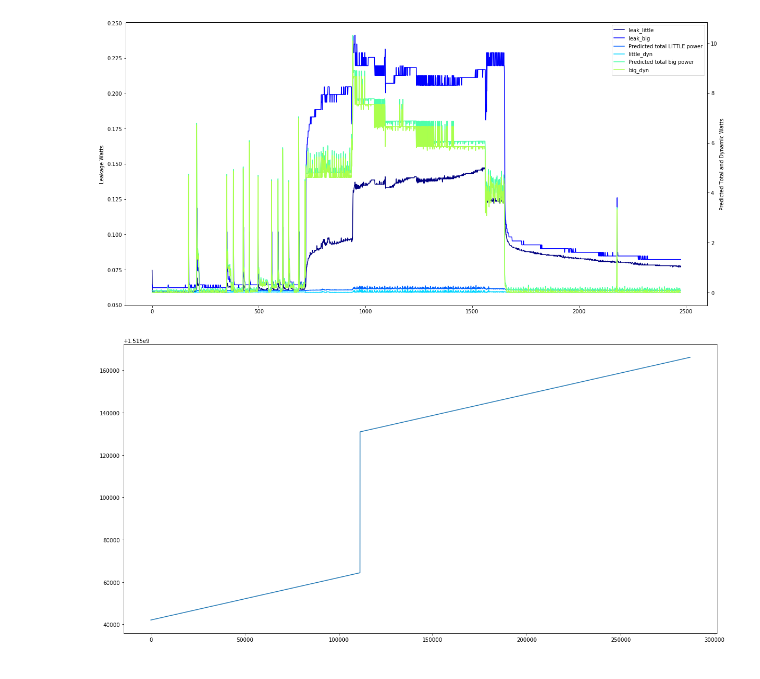
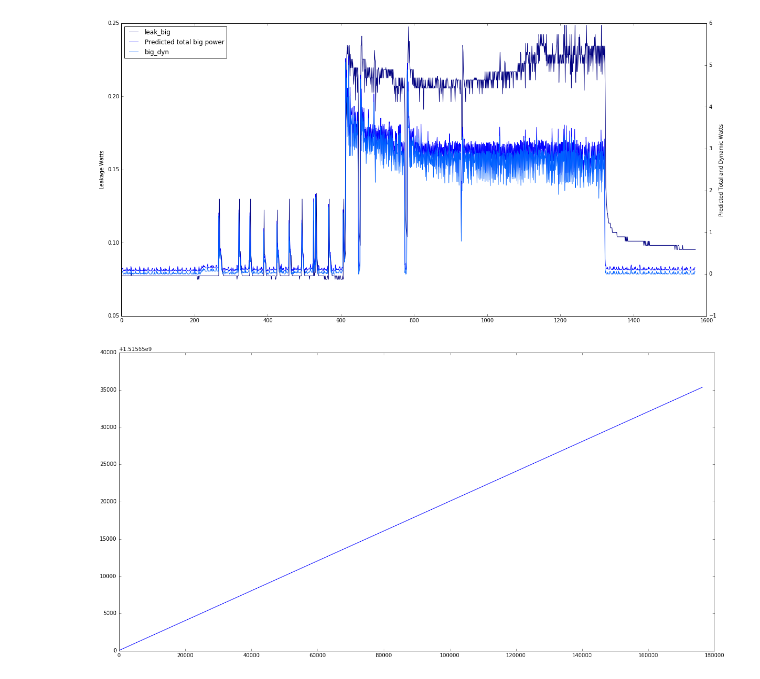
Before and after one commit to MaiaBlanco/userland_dvfs_gov, a Jupyter notebook: data/power model analysis/power_model_coeffs.ipynb, the cells around one changed output. Drawn from its saved outputs; the diff is of its cells as text; code cells hidden in the pictures.

Commit message:
More updates to power model. Had forgotten to upload these before.

```diff
--- a/data/power model analysis/power_model_coeffs.ipynb
+++ b/data/power model analysis/power_model_coeffs.ipynb
@@ -154,16 +161,16 @@ pd.DataFrame([list(P), list(y_test.values)] )
 # %%
 # Load some other data and test/plot it:
-f_test = "../blackscholes_benchmarking/userspace_ondemand_blackscholes.csv"
+# f_test = "../blackscholes_benchmarking/userspace_ondemand_blackscholes.csv"
 # Or:
-# f_test = "../bodytrack_benchmarking/userspace_ondemand_bodytrack.csv"
+f_test = "../bodytrack_benchmarking/userspace_ondemand_bodytrack.csv"
 
 to_plot = pd.read_csv(f_test, index_col=False, header=0, sep='\t')
 other_XY = process_dataframe_list([to_plot])
 # %%
-X_plot = other_XY.loc[:, ["aVVFb", "vvf_b", "aVVFl", "vvf_l", "gpu_mem", "p_leak"]]
+X_plot = other_XY.loc[:, model_cols]
 X_plot = scaler.transform(X_plot)
-# y_plot = other_XY.p_dyn
-y_plot = other_XY.p_total
+y_plot = other_XY.p_dyn
+# y_plot = other_XY.p_total
 # %%
 P_plot = DPM.predict(X_plot)
 DPM.score(X_plot, y_plot)
@@ -193,11 +200,19 @@ print(model_coeffs)
 # def leak_row_little(row):
 # Defining now:
 def dyn_row_big(row):
-    global model_coeffs
-    return row.aVVFb * model_coeffs[0] + row.vvf_b * model_coeffs[1]
+    global model_coeffs, model_cols
+    total = 0
+    for index, label in enumerate(model_cols):
+        if label == "aVVFb" or label == "vvf_b":
+            total += row[label] * model_coeffs[index]
+    return total
 
 def dyn_row_little(row):
-    global model_coeffs
-    return row.aVVFl * model_coeffs[2] + row.vvf_l * model_coeffs[3]
+    global model_coeffs, model_cols
+    total = 0
+    for index, label in enumerate(model_cols):
+        if label == "aVVFl" or label == "vvf_l":
+            total += row[label] * model_coeffs[index]
+    return total
 # %% [output]
 Model coefficients:
@@ -205,5 +220,5 @@ Model coefficients:
 # %%
-foo = pd.DataFrame(data=X_plot, columns = ["aVVFb", "vvf_b", "aVVFl", "vvf_l", "gpu_mem", "p_leak"])
+foo = pd.DataFrame(data=X_plot, columns = model_cols)
 # %%
 dyn_power_est = other_XY.loc[:,['time', 'temp4', 'temp5', 'temp6', 'temp7']].copy()
 # Estimate the dynamic power for the big cluster:
@@ -258,32 +273,33 @@ def genColor(num_curves=10):
 # %%
 # Plot data for both big and little clusters
 fig = plt.figure()
 ax1 = fig.add_subplot(111)
 plt.rcParams["figure.figsize"] = [20,10]
 
 color_gen = genColor(10)
 
 # little cluster leakage
-lns1 = ax1.plot(range(len(other_XY.leak_little)), other_XY.leak_little, color=next(color_gen), label="leak_little")
+# lns1 = ax1.plot(range(len(other_XY.leak_little)), other_XY.leak_little, color=next(color_gen), label="leak_little")
 # big cluster leakage
 lns2 = ax1.plot(range(len(other_XY.leak_big)), other_XY.leak_big, color=next(color_gen), label="leak_big")
 ax1.set_ylabel("Leakage Watts")
 ax2 = ax1.twinx()
 # Little cluster
-lns3 = ax2.plot(range(len(dyn_power_est.little_tot)), dyn_power_est.little_tot, color=next(color_gen), label="Predicted total LITTLE power")
-lns4 = ax2.plot(range(len(dyn_power_est.little_dyn)), dyn_power_est.little_dyn, color=next(color_gen), label="little_dyn")
+# lns3 = ax2.plot(range(len(dyn_power_est.little_tot)), dyn_power_est.little_tot, color=next(color_gen), label="Predicted total LITTLE power")
+# lns4 = ax2.plot(range(len(dyn_power_est.little_dyn)), dyn_power_est.little_dyn, color=next(color_gen), label="little_dyn")
 # big cluster
 lns5 = ax2.plot(range(len(dyn_power_est.big_tot)), dyn_power_est.big_tot, color=next(color_gen), label="Predicted total big power")
 lns6 = ax2.plot(range(len(dyn_power_est.big_dyn)), dyn_power_est.big_dyn, color=next(color_gen), label="big_dyn")
 ax2.set_ylabel("Predicted Total and Dynamic Watts")
 
-lns = lns1 + lns2 + lns3 + lns4 + lns5 + lns6
+# lns = lns1 + lns2 + lns3 + lns4 + lns5 + lns6
+lns = lns2 + lns5 + lns6
 labs = [l.get_label() for l in lns]
 ax1.legend(lns, labs, loc=0)
 
 plt.show()
 # %% [output]
-[figure, old version]
+[figure, new version]
 # %%
 other_XY['scaled_usage_0'] = other_XY.apply(lambda row: 0.25 if \
                     row.usage_little == 0 else row.usage_c0/row.usage_little, axis=1)
@@ -317,10 +334,9 @@ dyn_power_est.to_csv("matlab_temp_sys_identification_verification_blackscholes.c
 # Make sure the training data is continuous:
 plt.plot(data_filtered.index, data_filtered.time)
 plt.show()
-# (It's not, so just select from indices [120000:])
-data_filtered_slice = data_filtered.loc[120000:300000, :].copy()
+data_filtered_slice = data_filtered.loc[:, :].copy()
 # %% [output]
-[figure, old version]
+[figure, new version]
 # %%
 # Now to use the estimates for cluster dynamic + leakage = total power
 # to make predictions on thermals per big core:
```
Also changed, not shown: parts of 21 cells of this notebook, 1 other file.
